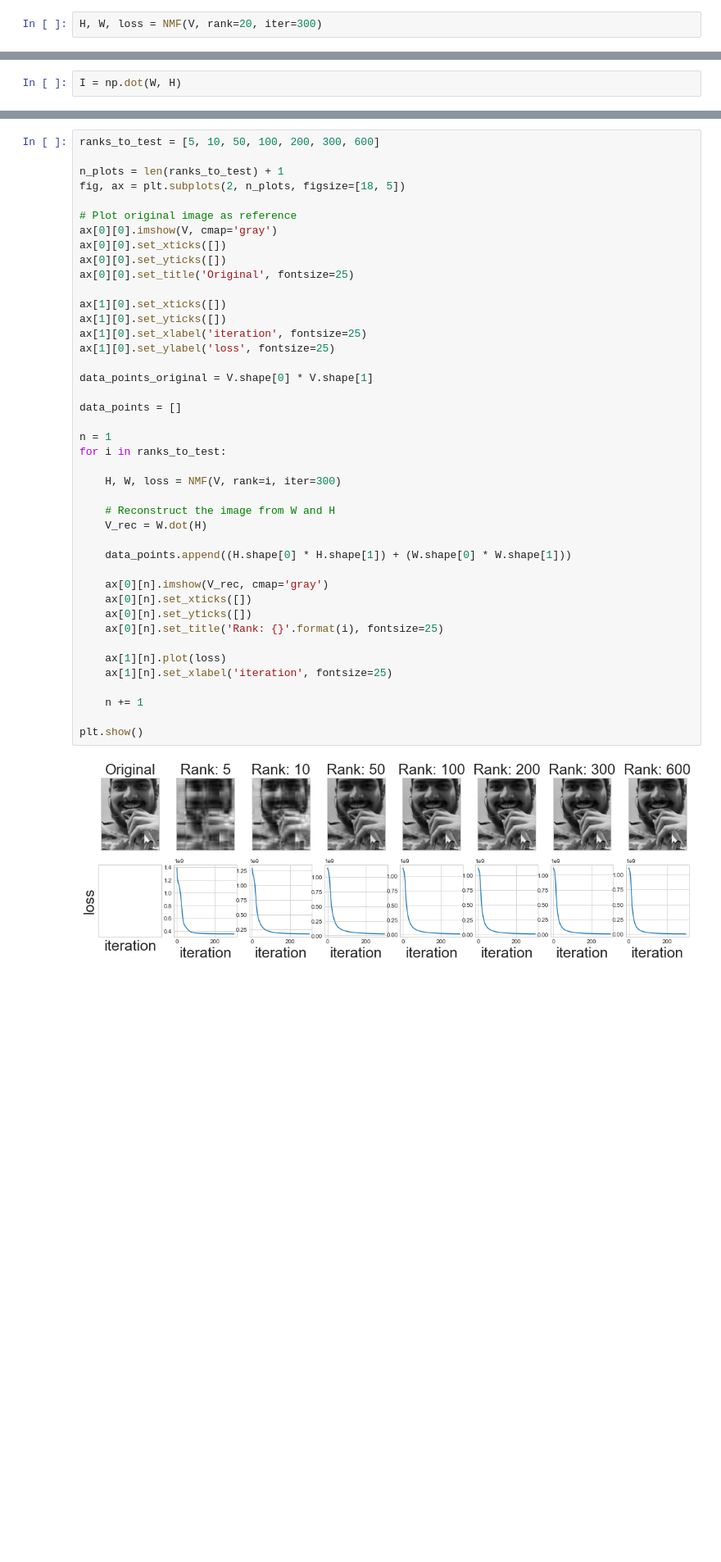
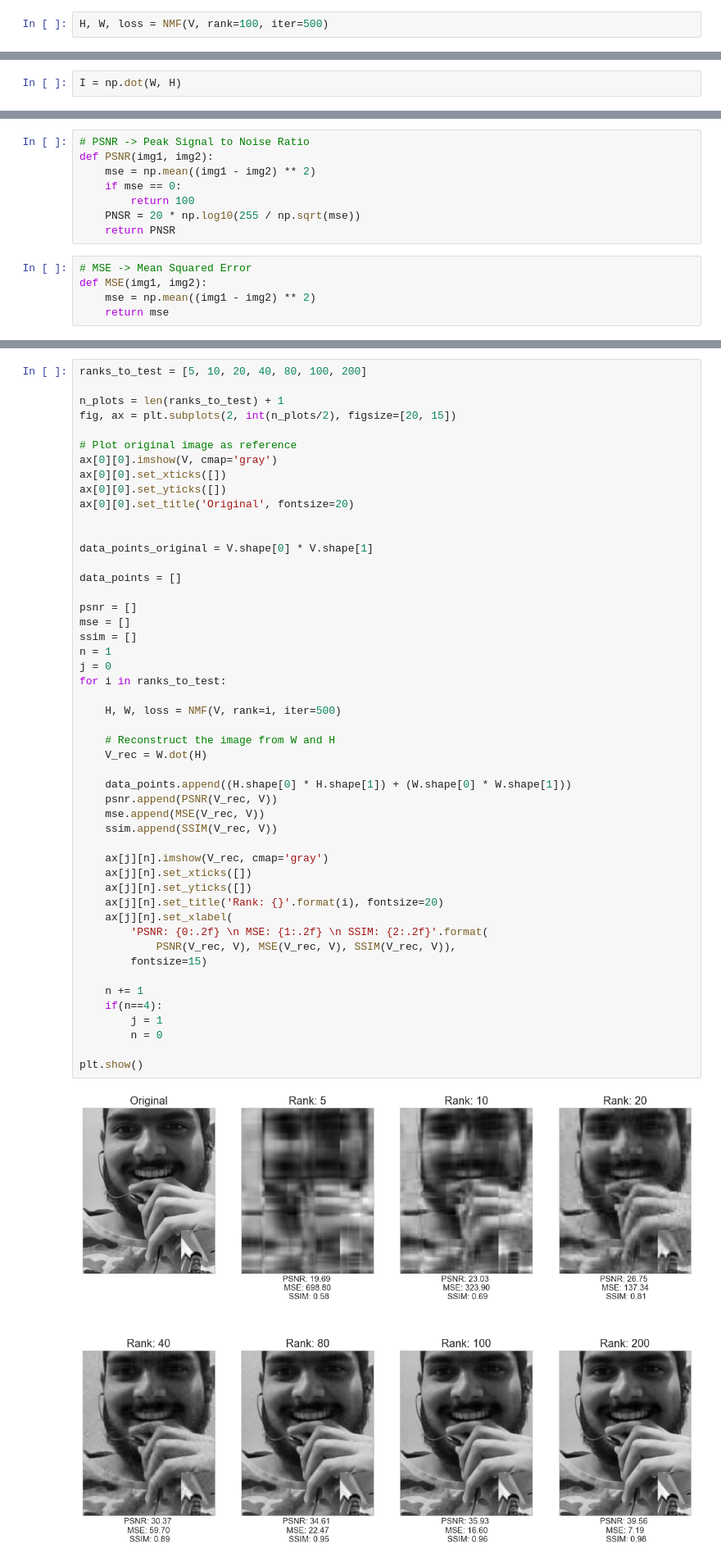
Before and after one commit to LeoMajorR/NMF, a Jupyter notebook: NNMF.ipynb, the cells around one changed output, grey strips where cells are left out. Shown at 82% size. Cells and saved outputs as stored; diff of their text form; blank space fills up the shorter version.

```diff
--- a/NNMF.ipynb
+++ b/NNMF.ipynb
@@ -151,5 +183,5 @@ Image size: 1525458
 # %%
-H, W, loss = NMF(V, rank=20, iter=300)
+H, W, loss = NMF(V, rank=100, iter=500)
 # %%
 fig, ax = plt.subplots(1, 1, figsize=[18, 5])
 
@@ -185,0 +232,13 @@ plt.show()
+# %%
+# PSNR -> Peak Signal to Noise Ratio
+def PSNR(img1, img2):
+    mse = np.mean((img1 - img2) ** 2)
+    if mse == 0:
+        return 100
+    PNSR = 20 * np.log10(255 / np.sqrt(mse))
+    return PNSR
+# %%
+# MSE -> Mean Squared Error
+def MSE(img1, img2):
+    mse = np.mean((img1 - img2) ** 2)
+    return mse
@@ -186,44 +282,51 @@ plt.show()
 # %%
-ranks_to_test = [5, 10, 50, 100, 200, 300, 600]
+ranks_to_test = [5, 10, 20, 40, 80, 100, 200]
 
 n_plots = len(ranks_to_test) + 1
-fig, ax = plt.subplots(2, n_plots, figsize=[18, 5])
+fig, ax = plt.subplots(2, int(n_plots/2), figsize=[20, 15])
 
 # Plot original image as reference
 ax[0][0].imshow(V, cmap='gray')
 ax[0][0].set_xticks([])
 ax[0][0].set_yticks([])
-ax[0][0].set_title('Original', fontsize=25)
+ax[0][0].set_title('Original', fontsize=20)
 
-ax[1][0].set_xticks([])
-ax[1][0].set_yticks([])
-ax[1][0].set_xlabel('iteration', fontsize=25)
-ax[1][0].set_ylabel('loss', fontsize=25)
 
 data_points_original = V.shape[0] * V.shape[1]
 
 data_points = []
 
+psnr = []
+mse = []
+ssim = []
 n = 1
+j = 0
 for i in ranks_to_test:
 
-    H, W, loss = NMF(V, rank=i, iter=300)
+    H, W, loss = NMF(V, rank=i, iter=500)
 
     # Reconstruct the image from W and H
     V_rec = W.dot(H)
 
     data_points.append((H.shape[0] * H.shape[1]) + (W.shape[0] * W.shape[1]))
+    psnr.append(PSNR(V_rec, V))
+    mse.append(MSE(V_rec, V))
+    ssim.append(SSIM(V_rec, V))
 
-    ax[0][n].imshow(V_rec, cmap='gray')
-    ax[0][n].set_xticks([])
-    ax[0][n].set_yticks([])
-    ax[0][n].set_title('Rank: {}'.format(i), fontsize=25)
-
-    ax[1][n].plot(loss)
-    ax[1][n].set_xlabel('iteration', fontsize=25)
+    ax[j][n].imshow(V_rec, cmap='gray')
+    ax[j][n].set_xticks([])
+    ax[j][n].set_yticks([])
+    ax[j][n].set_title('Rank: {}'.format(i), fontsize=20)
+    ax[j][n].set_xlabel(
+        'PSNR: {0:.2f} \n MSE: {1:.2f} \n SSIM: {2:.2f}'.format(
+            PSNR(V_rec, V), MSE(V_rec, V), SSIM(V_rec, V)),
+        fontsize=15)
 
     n += 1
+    if(n==4):
+        j = 1
+        n = 0
 
 plt.show()
 # %% [output]
-[figure, old version]
+[figure, new version]
```
Also changed, not shown: parts of 35 cells of this notebook, 2 other files.
